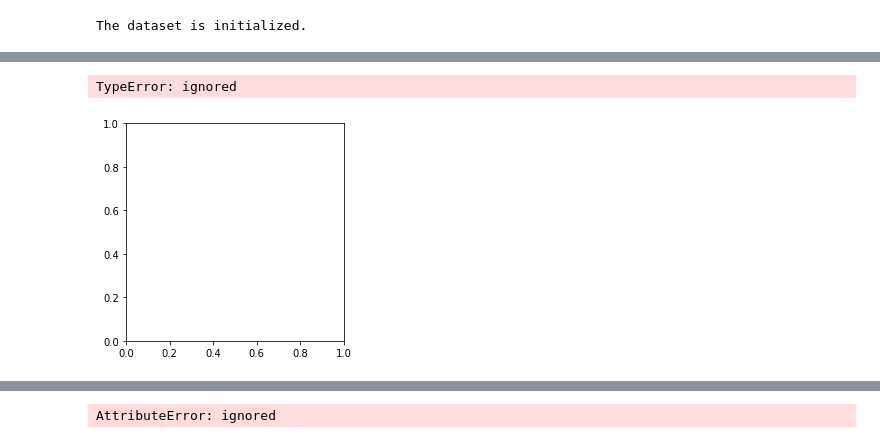
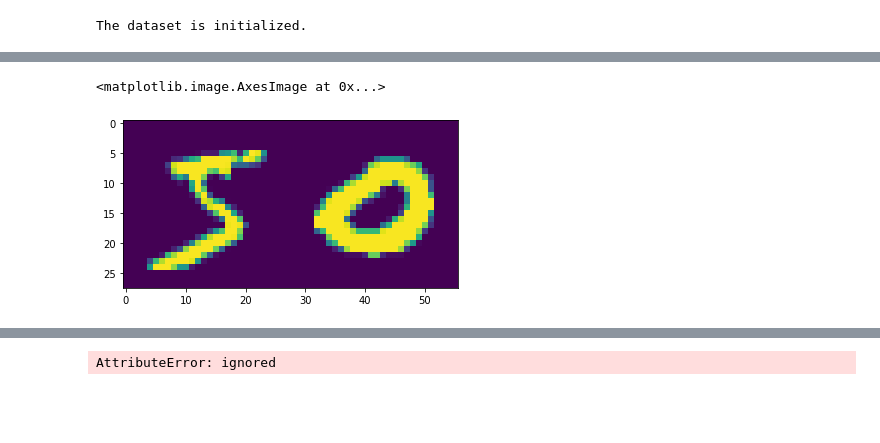
Before and after one commit to xinmiaow/CPSC533R, a Jupyter notebook: Assignment01/assignment1.ipynb, the cells around one changed output, grey strips where cells are left out. Drawn from its saved outputs; the diff is of its cells as text; code cells hidden in the pictures; blank space fills up the shorter version.

```diff
--- a/Assignment01/assignment1.ipynb
+++ b/Assignment01/assignment1.ipynb
@@ -161,8 +161,8 @@ tensor([[False],
         [False]])
 # %%
-plt.imshow(torch.cat([batch['img1'][0],
-          batch['img2'][0]],dim=1).cpu().numpy().squeeze())
+plt.imshow(torch.cat([batch['img1'][0][0],
+          batch['img2'][0][0]],dim=1).cpu().numpy().squeeze())
 # %% [output]
-TypeError: ignored
+<matplotlib.image.AxesImage at 0x...>
-[figure, old version]
+[figure, new version]
 # %%
```
Also changed, not shown: parts of 4 cells of this notebook.
